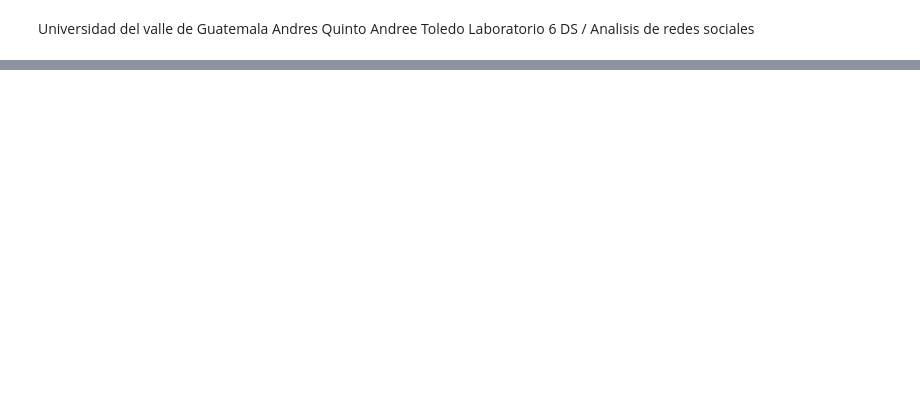
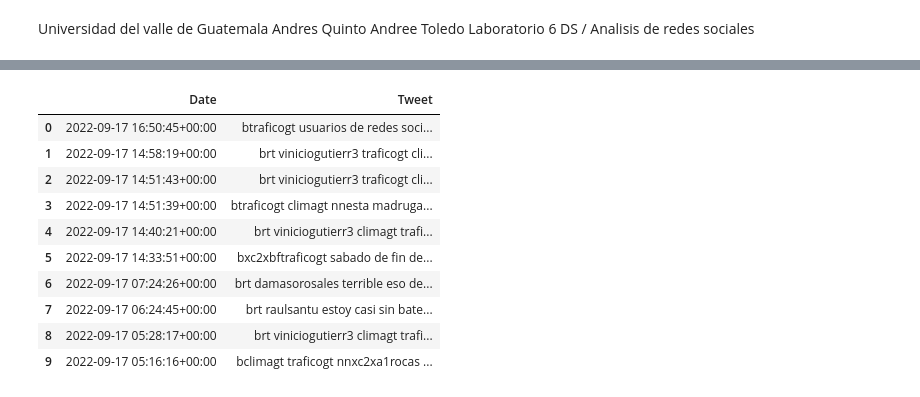
Before and after one commit to AndresQuinto5/Lab6-RedesSociales, a Jupyter notebook: LAB6_DS.ipynb, the cells around one changed output, grey strips where cells are left out. Saved outputs shown, nothing was run; the diff lists cells and outputs as text; code cells hidden in the pictures; blank space fills up the shorter version.

```diff
--- a/LAB6_DS.ipynb
+++ b/LAB6_DS.ipynb
@@ -67,0 +173,14 @@ Cantidad de Tweets extraidos: 200
+# %%
+data.head(10)
+# %% [output]
+|  | Date | Tweet |
+| 0 | 2022-09-17 16:50:45+00:00 | btraficogt usuarios de redes soci... |
+| 1 | 2022-09-17 14:58:19+00:00 | brt viniciogutierr3 traficogt cli... |
+| 2 | 2022-09-17 14:51:43+00:00 | brt viniciogutierr3 traficogt cli... |
+| 3 | 2022-09-17 14:51:39+00:00 | btraficogt climagt nnesta madruga... |
+| 4 | 2022-09-17 14:40:21+00:00 | brt viniciogutierr3 climagt trafi... |
+| 5 | 2022-09-17 14:33:51+00:00 | bxc2xbftraficogt sabado de fin de... |
+| 6 | 2022-09-17 07:24:26+00:00 | brt damasorosales terrible eso de... |
+| 7 | 2022-09-17 06:24:45+00:00 | brt raulsantu estoy casi sin bate... |
+| 8 | 2022-09-17 05:28:17+00:00 | brt viniciogutierr3 climagt trafi... |
+| 9 | 2022-09-17 05:16:16+00:00 | bclimagt traficogt nnxc2xa1rocas ... |
```
Also changed, not shown: parts of 20 cells of this notebook, 2 other files.
